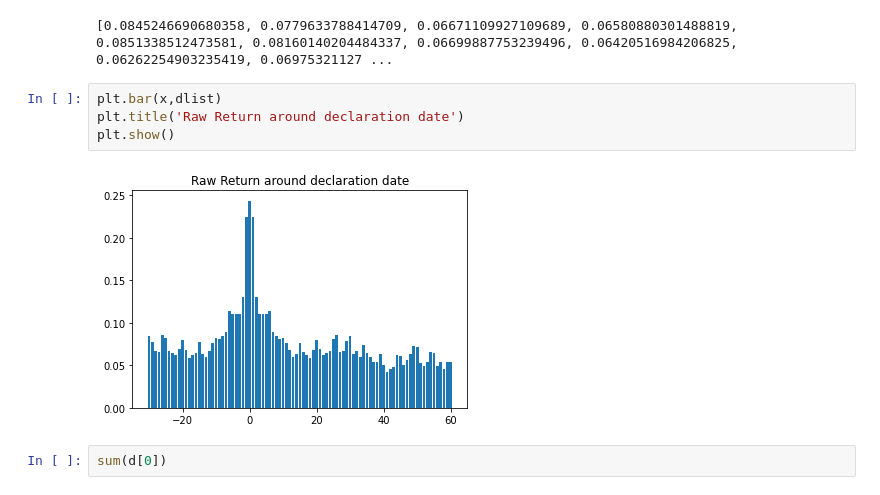
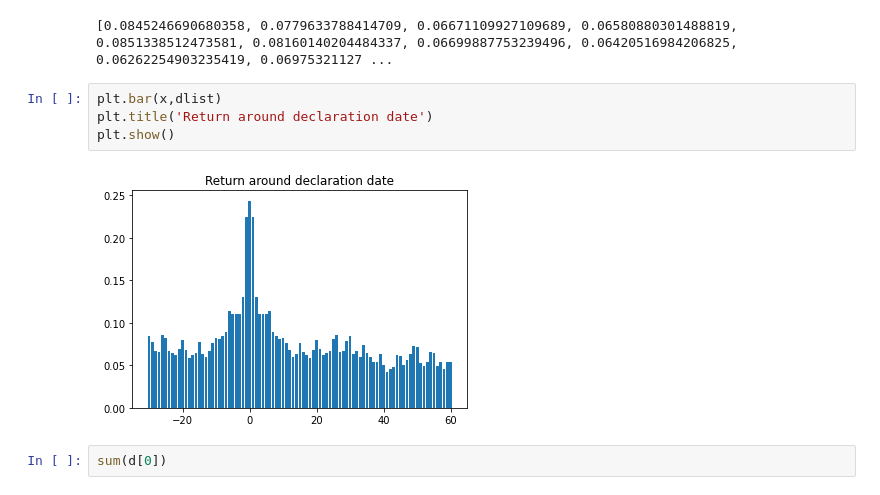
Before and after one commit to ptakchun/FINA4359-Project, a Jupyter notebook: Figure_3.ipynb, the cells around one changed output. Saved outputs shown, nothing was run; the diff lists cells and outputs as text.

```diff
--- a/Figure_3.ipynb
+++ b/Figure_3.ipynb
@@ -176,10 +176,10 @@ print(dlist)
 [0.0845246690680358, 0.0779633788414709, 0.06671109927109689, 0.06580880301488819, 0.0851338512473581, 0.08160140204484337, 0.06699887753239496, 0.06420516984206825, 0.06262254903235419, 0.06975321127 ...
 # %%
 plt.bar(x,dlist)
-plt.title('Raw Return around declaration date')
+plt.title('Return around declaration date')
 plt.show()
 # %% [output]
-[figure, old version]
+[figure, new version]
 # %%
 sum(d[0])
 # %% [output]
```
